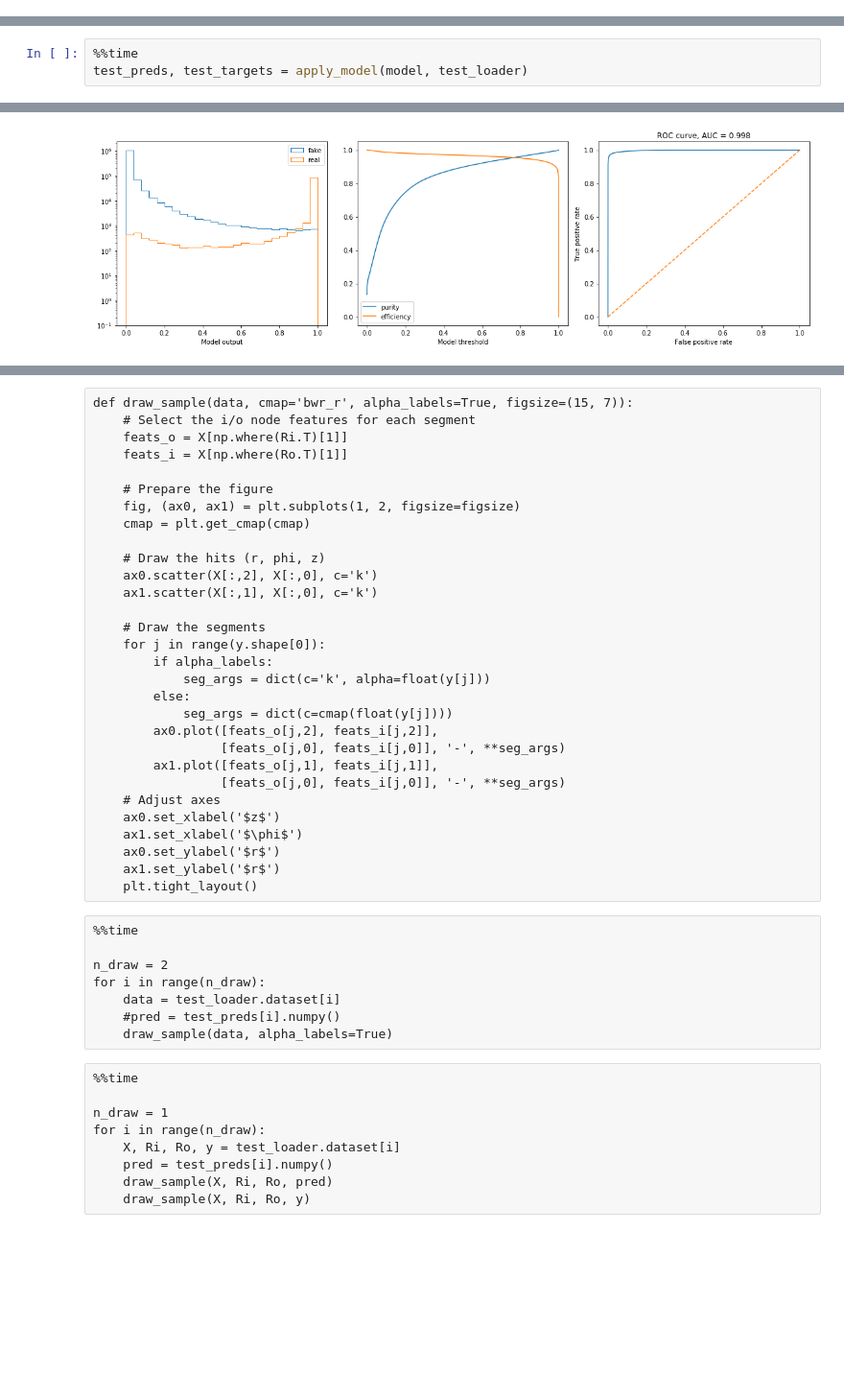
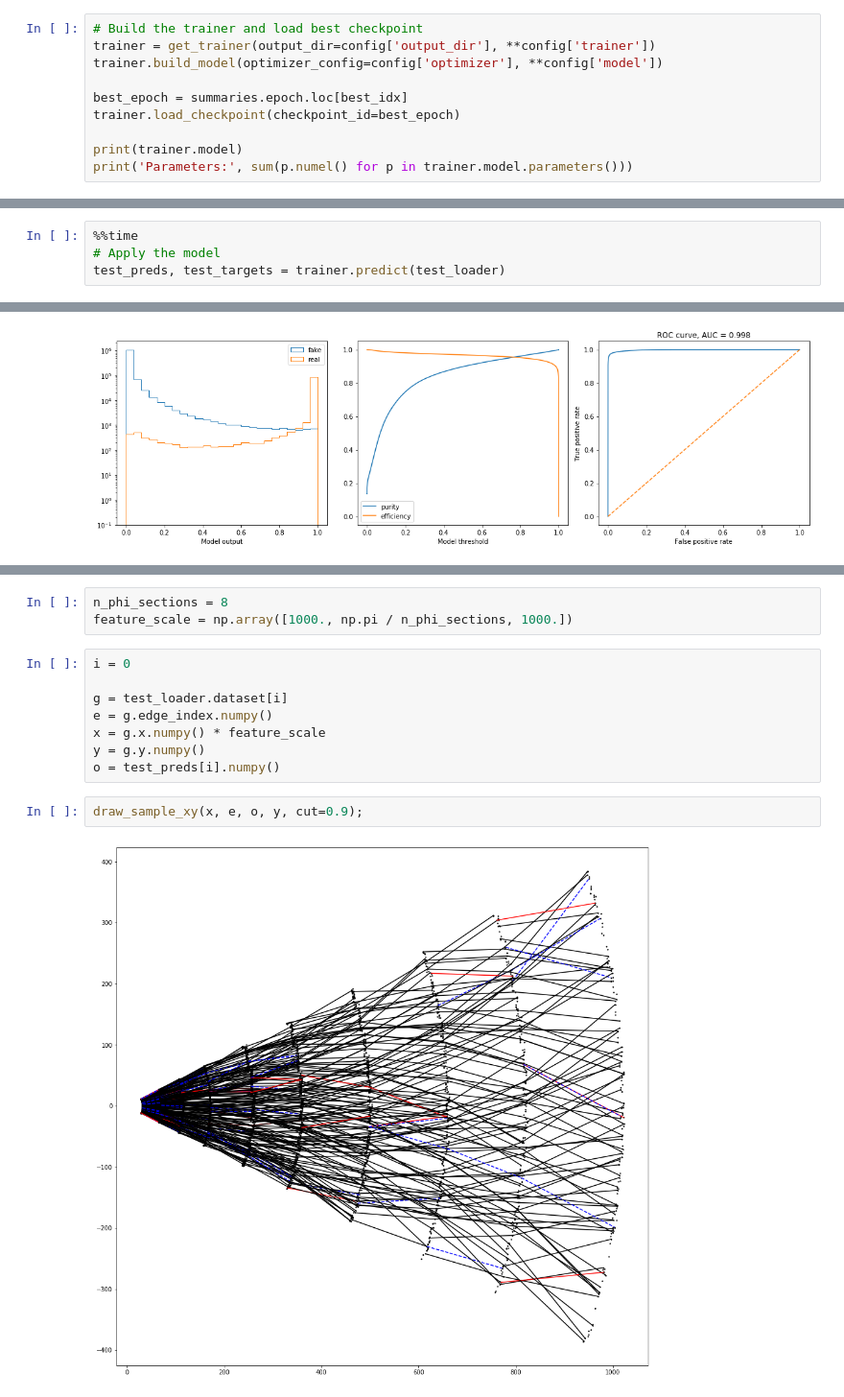
Before and after one commit to murnanedaniel/eta-tracker, a Jupyter notebook: notebooks/EvalAGNN.ipynb, the cells around one changed output, grey strips where cells are left out. Shown at 96% size. Cells and saved outputs as stored; diff of their text form; blank space fills up the shorter version.

```diff
--- a/notebooks/EvalAGNN.ipynb
+++ b/notebooks/EvalAGNN.ipynb
@@ -147,0 +129,10 @@ test_loader = get_test_data_loader(config, n_test=n_test)
+# %%
+# Build the trainer and load best checkpoint
+trainer = get_trainer(output_dir=config['output_dir'], **config['trainer'])
+trainer.build_model(optimizer_config=config['optimizer'], **config['model'])
+
+best_epoch = summaries.epoch.loc[best_idx]
+trainer.load_checkpoint(checkpoint_id=best_epoch)
+
+print(trainer.model)
+print('Parameters:', sum(p.numel() for p in trainer.model.parameters()))
@@ -160,4 +163,5 @@ def apply_model(model, data_loader):
 # %%
 %%time
-test_preds, test_targets = apply_model(model, test_loader)
+# Apply the model
+test_preds, test_targets = trainer.predict(test_loader)
 # %% [output]
@@ -226,47 +202,15 @@ TODO: update for sparse graph data structures
-# %% [raw]
-def draw_sample(data, cmap='bwr_r', alpha_labels=True, figsize=(15, 7)):
-    # Select the i/o node features for each segment
-    feats_o = X[np.where(Ri.T)[1]]
-    feats_i = X[np.where(Ro.T)[1]]
-
-    # Prepare the figure
-    fig, (ax0, ax1) = plt.subplots(1, 2, figsize=figsize)
-    cmap = plt.get_cmap(cmap)
-
-    # Draw the hits (r, phi, z)
-    ax0.scatter(X[:,2], X[:,0], c='k')
-    ax1.scatter(X[:,1], X[:,0], c='k')
-
-    # Draw the segments
-    for j in range(y.shape[0]):
-        if alpha_labels:
-            seg_args = dict(c='k', alpha=float(y[j]))
-        else:
-            seg_args = dict(c=cmap(float(y[j])))
-        ax0.plot([feats_o[j,2], feats_i[j,2]],
-                 [feats_o[j,0], feats_i[j,0]], '-', **seg_args)
-        ax1.plot([feats_o[j,1], feats_i[j,1]],
-                 [feats_o[j,0], feats_i[j,0]], '-', **seg_args)
-    # Adjust axes
-    ax0.set_xlabel('$z$')
-    ax1.set_xlabel('$\phi$')
-    ax0.set_ylabel('$r$')
-    ax1.set_ylabel('$r$')
-    plt.tight_layout()
-# %% [raw]
-%%time
-
-n_draw = 2
-for i in range(n_draw):
-    data = test_loader.dataset[i]
-    #pred = test_preds[i].numpy()
-    draw_sample(data, alpha_labels=True)
-# %% [raw]
-%%time
-
-n_draw = 1
-for i in range(n_draw):
-    X, Ri, Ro, y = test_loader.dataset[i]
-    pred = test_preds[i].numpy()
-    draw_sample(X, Ri, Ro, pred)
-    draw_sample(X, Ri, Ro, y)
+# %%
+n_phi_sections = 8
+feature_scale = np.array([1000., np.pi / n_phi_sections, 1000.])
+# %%
+i = 0
+
+g = test_loader.dataset[i]
+e = g.edge_index.numpy()
+x = g.x.numpy() * feature_scale
+y = g.y.numpy()
+o = test_preds[i].numpy()
+# %%
+draw_sample_xy(x, e, o, y, cut=0.9);
+# %% [output]
+[figure, added]
```
Also changed, not shown: parts of 27 cells of this notebook, 3 other files.
